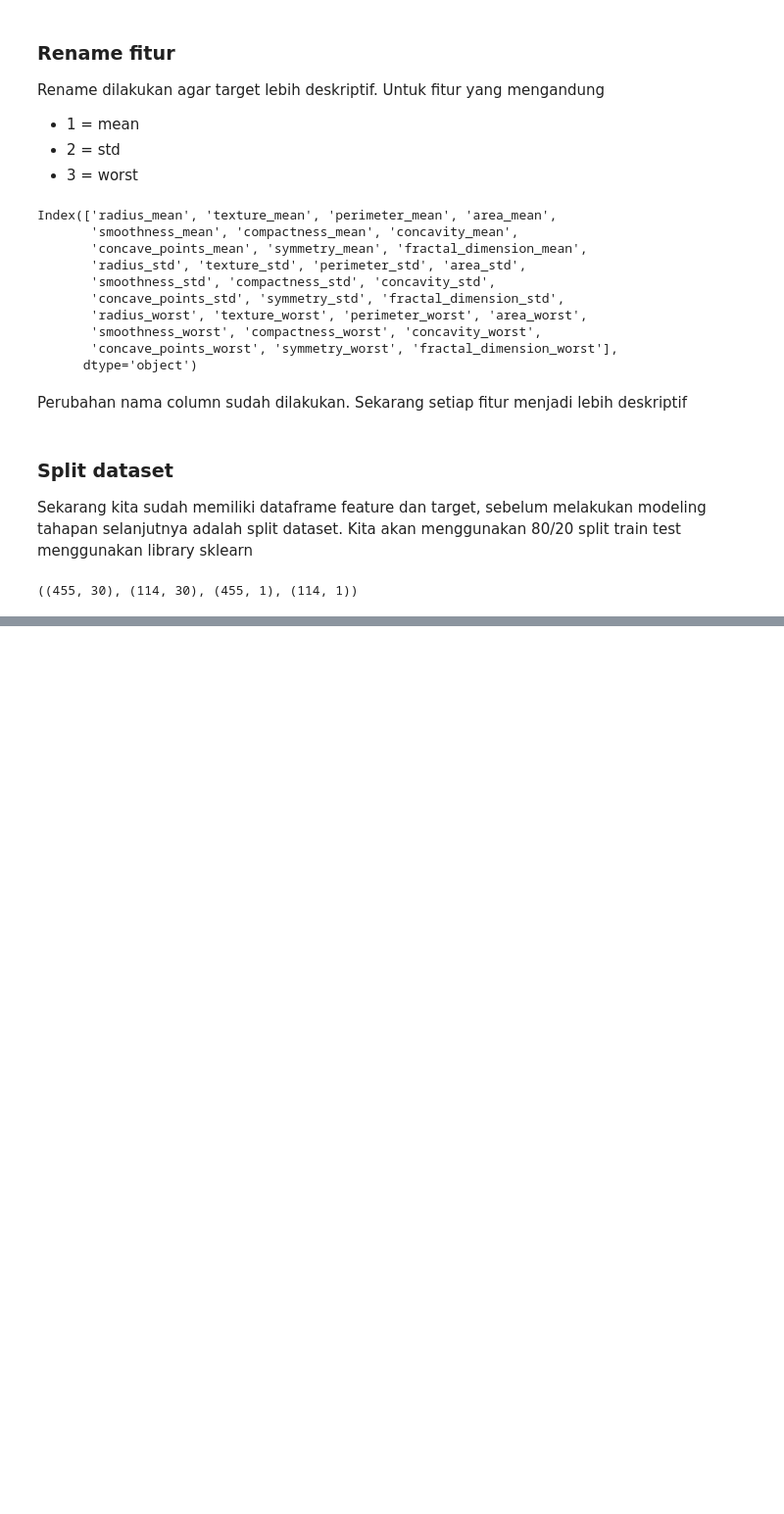
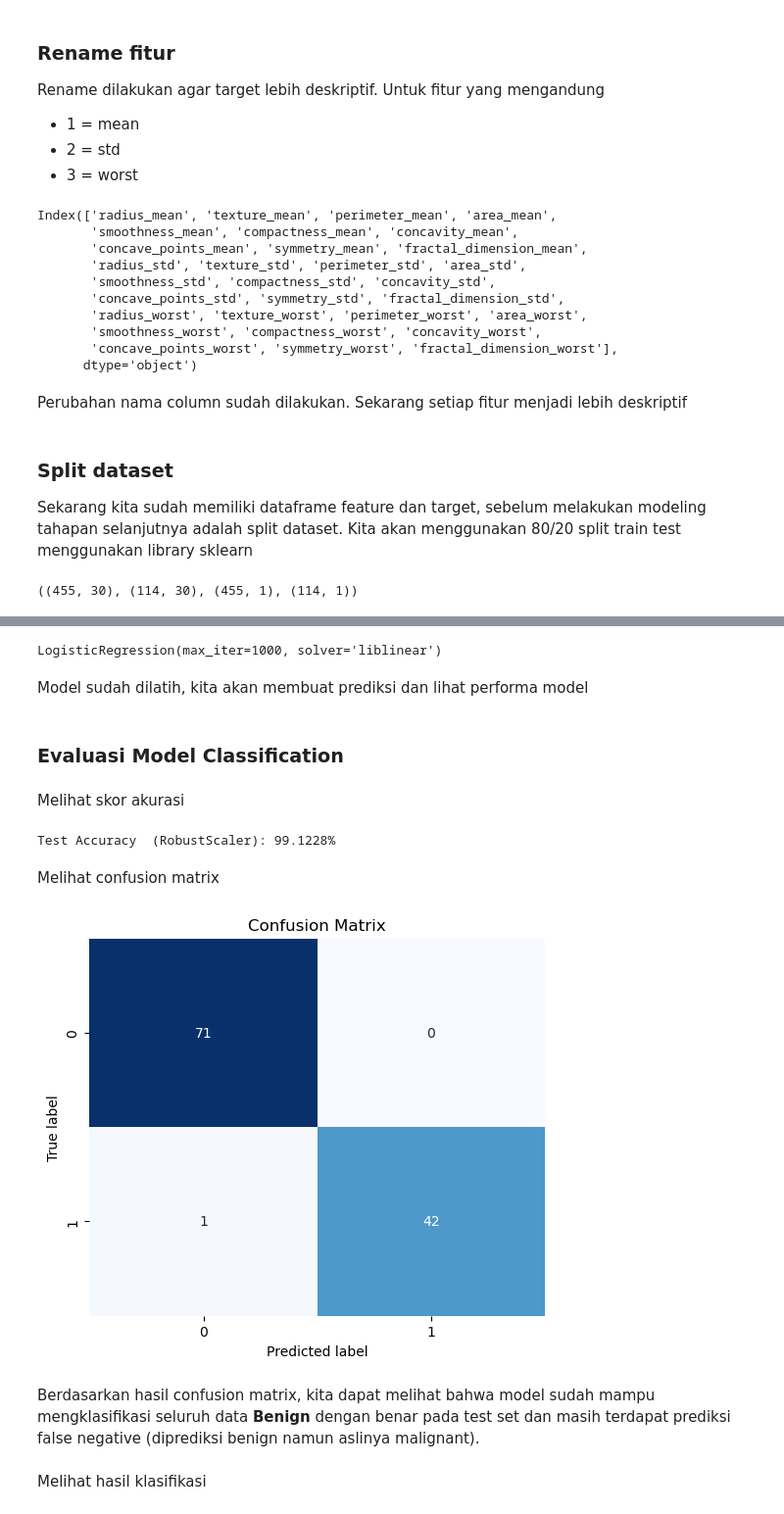
Before and after one commit to itsqal/analisa-tumor-klasifikasi-clustering, a Jupyter notebook: Analisis Prediktif dan Segmentasi Data Kanker Payudara.ipynb, the cells around one changed output, grey strips where cells are left out. Shown at 98% size. Saved outputs shown, nothing was run; the diff lists cells and outputs as text; code cells hidden in the pictures; blank space fills up the shorter version.

```diff
--- a/Analisis Prediktif dan Segmentasi Data Kanker Payudara.ipynb
+++ b/Analisis Prediktif dan Segmentasi Data Kanker Payudara.ipynb
@@ -397,0 +436,12 @@ X_train.shape, X_test.shape, y_train.shape, y_test.shape
+# %%
+from sklearn.linear_model import LogisticRegression
+
+model = LogisticRegression(max_iter=1000, solver='liblinear')
+model.fit(X_train_scaled, y_train.values.ravel())
+# %% [output]
+LogisticRegression(max_iter=1000, solver='liblinear')
+# %% [markdown]
+Model sudah dilatih, kita akan membuat prediksi dan lihat performa model
+# %%
+y_pred_train = model.predict(X_train_scaled)
+y_pred_test = model.predict(X_test_scaled)
@@ -397,0 +451,26 @@ X_train.shape, X_test.shape, y_train.shape, y_test.shape
+# %% [markdown]
+### Evaluasi Model Classification
+# %% [markdown]
+Melihat skor akurasi
+# %%
+print(f"Test Accuracy  (RobustScaler): {accuracy_score(y_test, y_pred_test)*100:.4f}%")
+# %% [output]
+Test Accuracy  (RobustScaler): 99.1228%
+# %% [markdown]
+Melihat confusion matrix
+# %%
+cm = confusion_matrix(y_test, y_pred_test)
+
+plt.figure(figsize=(6, 5))
+sns.heatmap(cm, annot=True, fmt='d', cmap='Blues', cbar=False)
+
+plt.xlabel('Predicted label')
+plt.ylabel('True label')
+plt.title('Confusion Matrix')
+plt.show()
+# %% [output]
+[figure, added]
+# %% [markdown]
+Berdasarkan hasil confusion matrix, kita dapat melihat bahwa model sudah mampu mengklasifikasi seluruh data **Benign** dengan benar pada test set dan masih terdapat prediksi false negative (diprediksi benign namun aslinya malignant).
+# %% [markdown]
+Melihat hasil klasifikasi
```
Also changed, not shown: parts of 38 cells of this notebook, 1 other file.
